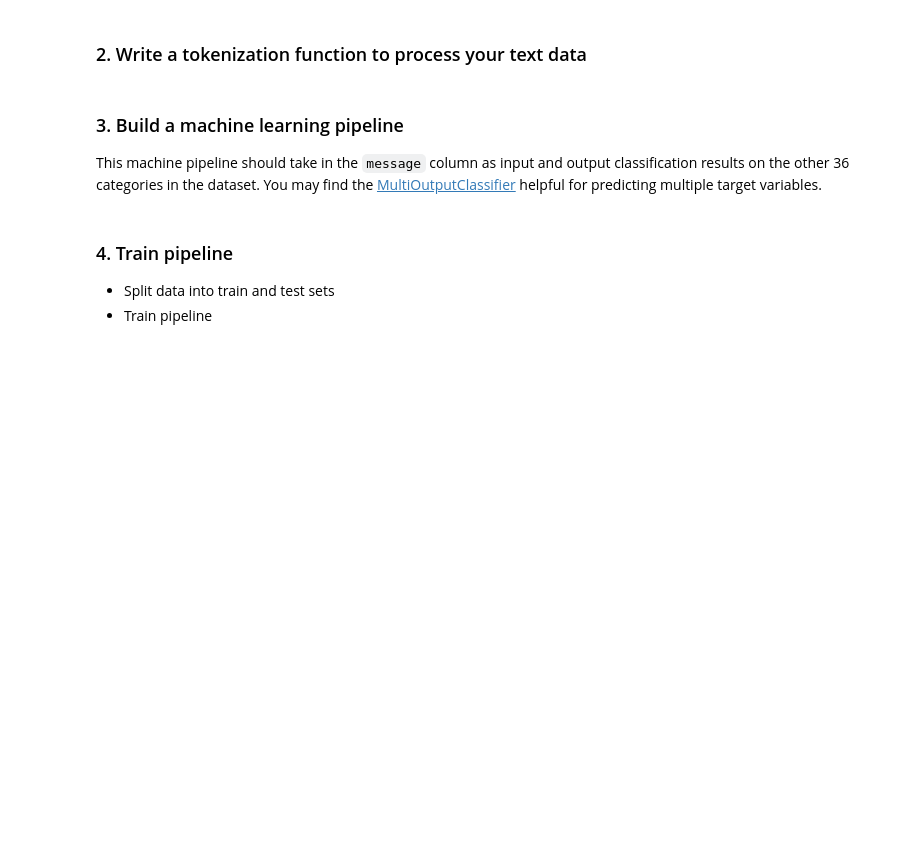
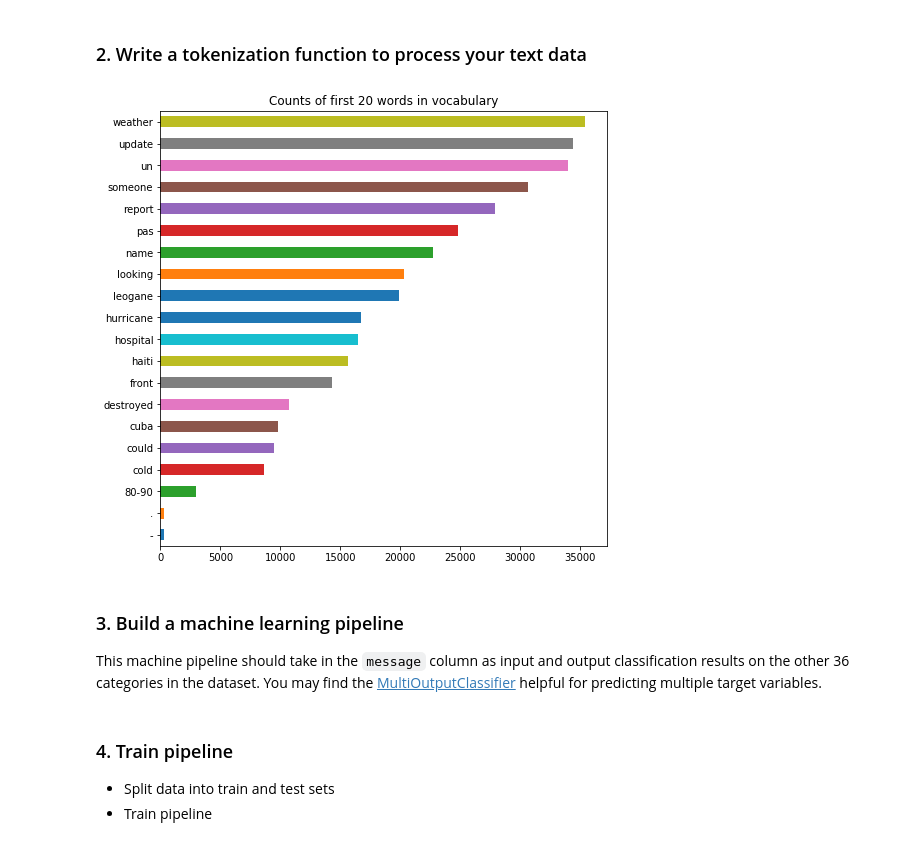
Before and after one commit to texcindy99/Disaster_Response_Pipelines, a Jupyter notebook: ML Pipeline Preparation.ipynb, the cells around one changed output. Drawn from its saved outputs; the diff is of its cells as text; code cells hidden in the pictures; blank space fills up the shorter version.

```diff
--- a/ML Pipeline Preparation.ipynb
+++ b/ML Pipeline Preparation.ipynb
@@ -134,6 +136,7 @@ Total messages: 26216
 ### 2. Write a tokenization function to process your text data
 # %%
 def tokenize(text):
+    url_regex = 'http[s]?://(?:[a-zA-Z]|[0-9]|[$-_@.&+]|[!*\(\),]|(?:%[0-9a-fA-F][0-9a-fA-F]))+'
     detected_urls = re.findall(url_regex, text)
     for url in detected_urls:
         text = text.replace(url, "urlplaceholder")
@@ -147,6 +150,18 @@ def tokenize(text):
         clean_tokens.append(clean_tok)
 
     return clean_tokens
+# %%
+vect = CountVectorizer(tokenizer=tokenize)
+X_vectorized = vect.fit_transform(X)
+# %%
+vocabulary=pd.DataFrame.from_dict(vect.vocabulary_, orient='index')
+vocabulary.columns=['count']
+vocabulary_first20=vocabulary['count'].iloc[0:20]
+# %%
+fig, ax = plt.subplots(figsize=(8, 8))
+vocabulary_first20.sort_values().plot.barh(ax=ax,title='Counts of first 20 words in vocabulary',fontsize=10);
+# %% [output]
+[figure, added]
 # %% [markdown]
 ### 3. Build a machine learning pipeline
 This machine pipeline should take in the `message` column as input and output classification results on the other 36 categories in the dataset. You may find the [MultiOutputClassifier](http://scikit-learn.org/stable/modules/generated/sklearn.multioutput.MultiOutputClassifier.html) helpful for predicting multiple target variables.
```
Also changed, not shown: parts of 29 cells of this notebook.
